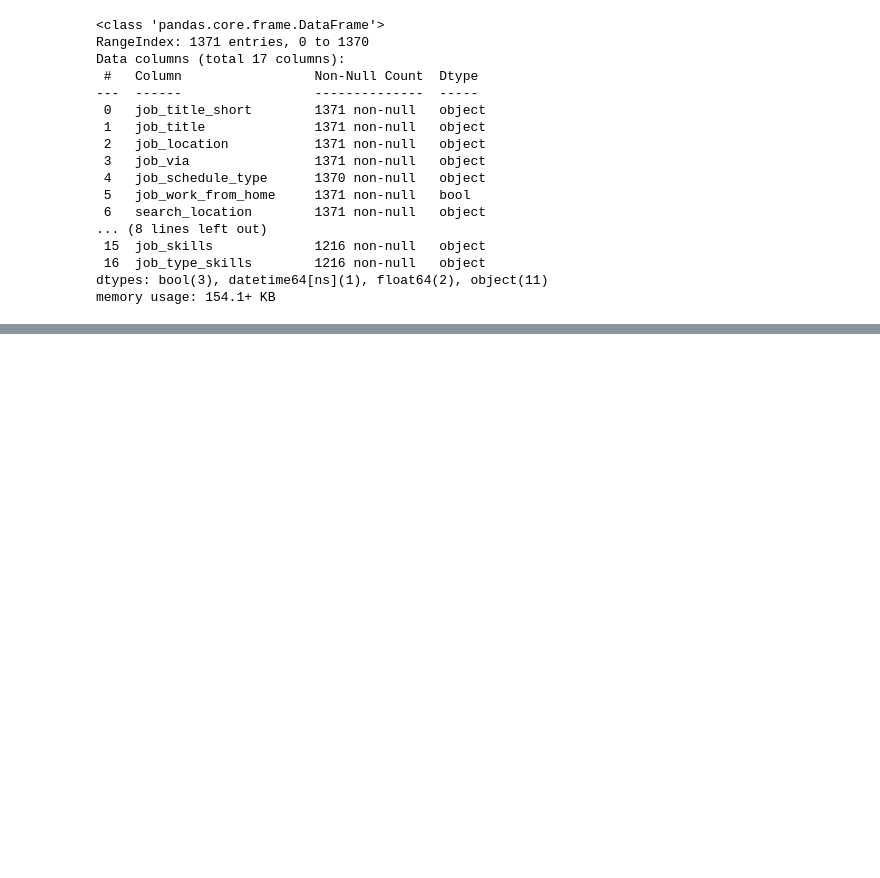
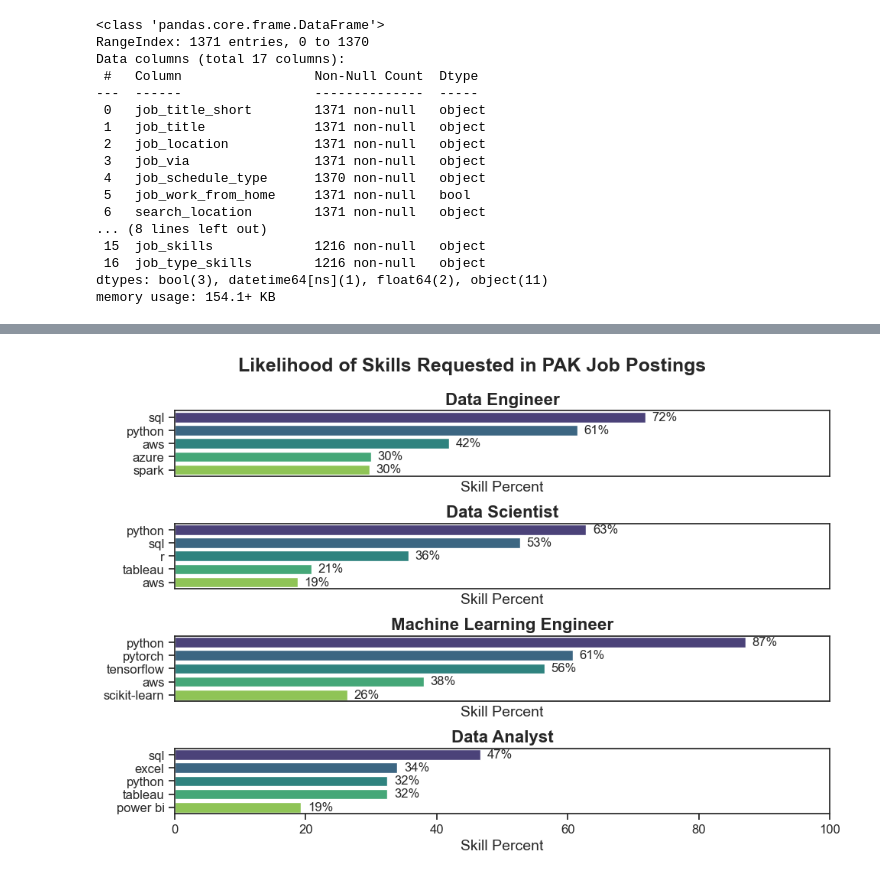
Before and after one commit to johnramal/data_jobs_pak, a Jupyter notebook: 8_skills_trends_pak.ipynb, the cells around one changed output, grey strips where cells are left out. Saved outputs shown, nothing was run; the diff lists cells and outputs as text; code cells hidden in the pictures; blank space fills up the shorter version.

```diff
--- a/8_skills_trends_pak.ipynb
+++ b/8_skills_trends_pak.ipynb
@@ -76,0 +155,4 @@ unique_types
+# %%
+#First we will get the number of jobs for each job title
+df_job_title_count = df['job_title_short'].value_counts().reset_index(name='jobs_total')
+df_job_title_count
@@ -76,0 +171,5 @@ unique_types
+# %%
+df_skills_perc = pd.merge(df_skills_count, df_job_title_count, on='job_title_short', how='left')
+df_skills_perc['skill_percent'] = (df_skills_perc['skill_count'] / df_skills_perc['jobs_total']) * 100
+
+df_skills_perc
@@ -76,0 +190,38 @@ unique_types
+# %%
+# Create subplots based on the number of job titles
+fig, ax = plt.subplots(len(job_titles), 1, figsize=(10, len(job_titles) * 1.7))
+
+# Loop through each job title and create a bar plot
+for i, job_title in enumerate(job_titles):
+    df_plot = df_skills_perc[df_skills_perc['job_title_short'] == job_title].head(5)
+
+    # Create a color palette based on viridis
+    n_colors = len(df_plot)
+    palette = sns.color_palette("viridis", n_colors)
+
+    sns.barplot(data=df_plot, x='skill_percent', y='job_skills', ax=ax[i], palette=palette)
+    ax[i].set_title(job_title, fontsize=16, fontweight='bold')
+    ax[i].set_ylabel('', fontsize=14)
+    ax[i].set_xlabel('Skill Percent', fontsize=14)
+    ax[i].tick_params(axis='x', labelsize=12)
+    ax[i].tick_params(axis='y', labelsize=12)
+    ax[i].set_xlim(0, 100)
+
+    # Remove the x-axis tick labels for better readability
+    if i != len(job_titles) - 1:
+        ax[i].set_xticks([])
+
+    # Label the percentage on the bars
+    for n, v in enumerate(df_plot['skill_percent']):
+        ax[i].text(v + 1, n, f'{v:.0f}%', va='center', fontsize=12)
+
+# Set the super title for the figure
+fig.suptitle('Likelihood of Skills Requested in PAK Job Postings', fontsize=18, fontweight='bold')
+
+# Adjust layout to fix overlap
+fig.tight_layout(h_pad=0.8)
+
+# Show the plot
+plt.show()
+# %% [output]
+[figure, added]
```
Also changed, not shown: parts of 19 cells of this notebook.
